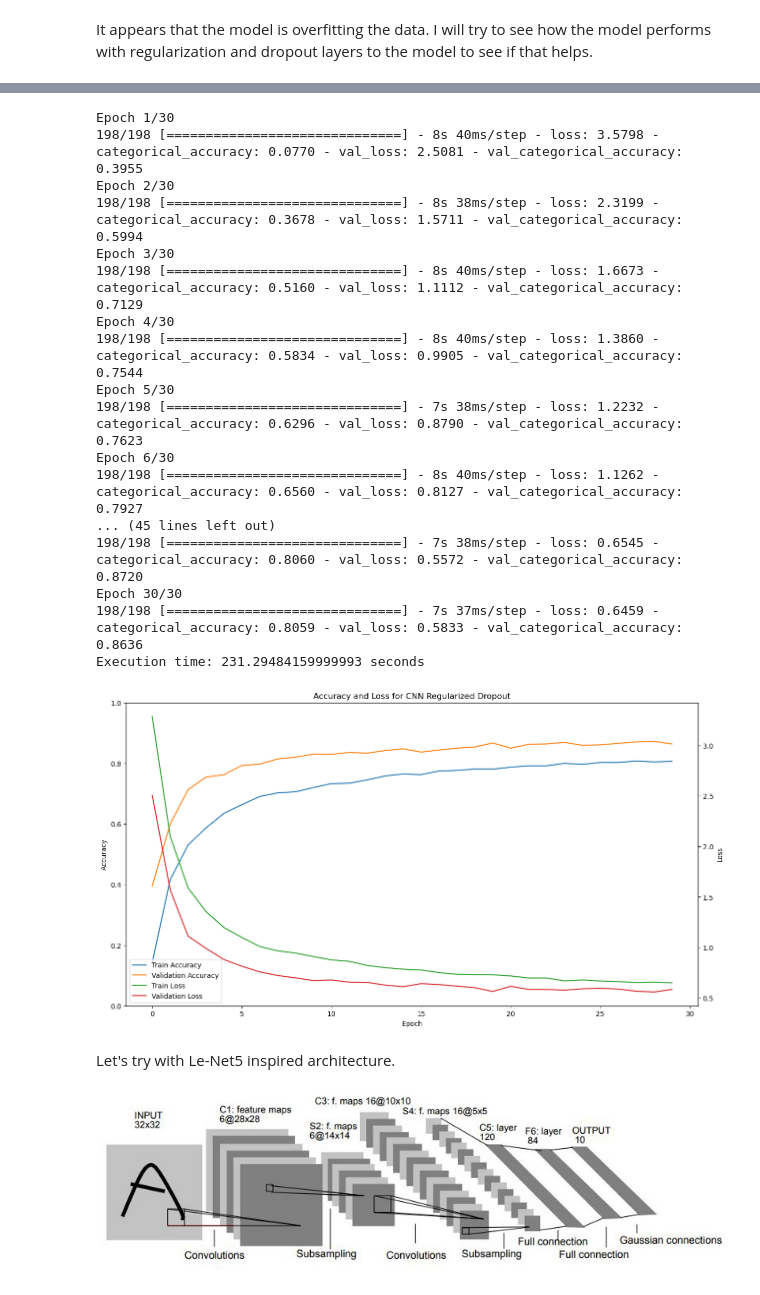
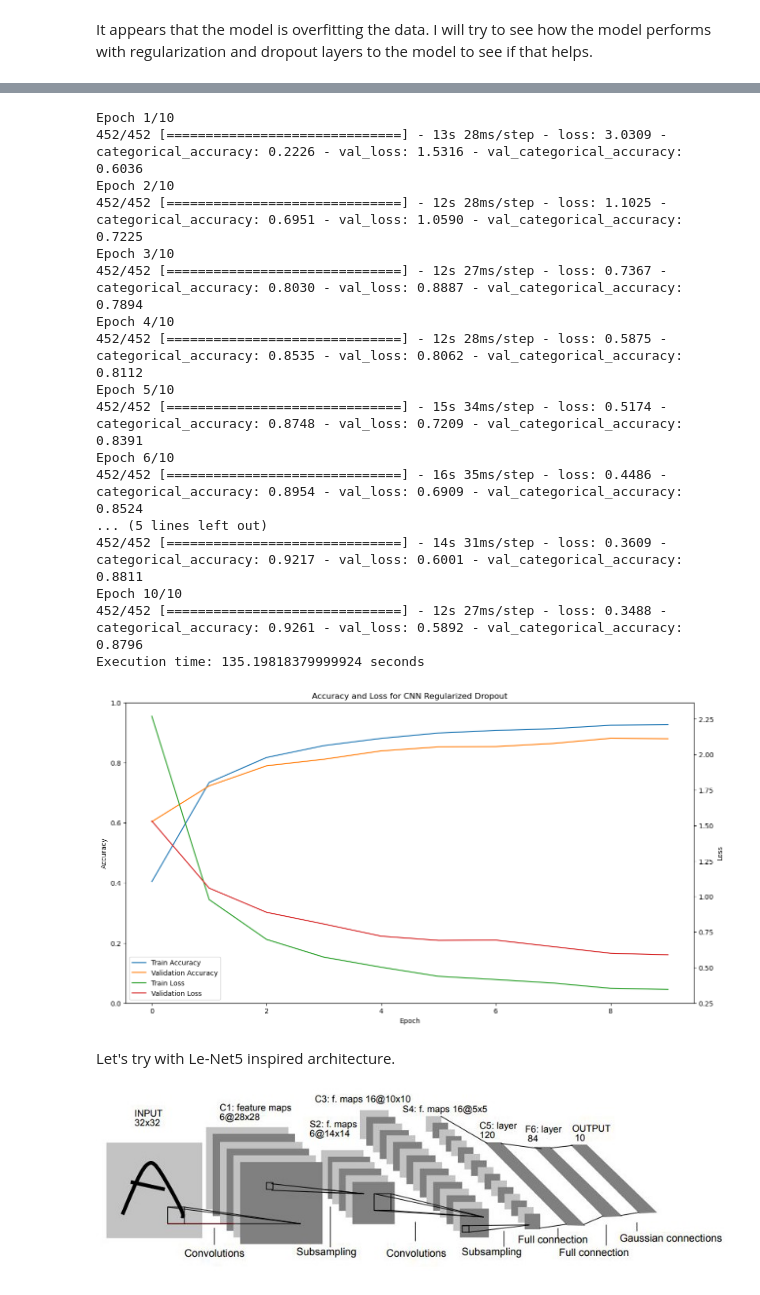
Before and after one commit to sjmfirestone/comp-4449-midterm-rtfs, a Jupyter notebook: main.ipynb, the cells around one changed output, grey strips where cells are left out. Saved outputs shown, nothing was run; the diff lists cells and outputs as text; code cells hidden in the pictures.

```diff
--- a/main.ipynb
+++ b/main.ipynb
@@ -462,3 +322,39 @@ Shape of testing images after preprocessing:  (4410, 32, 32, 1)
+# %%
+train_images_P = normalize_images(train_images)
+valid_images_P = normalize_images(valid_images)
+test_images_P = normalize_images(test_images)
+# %%
+def oversample_images(images, labels, signnames, min_count=300):
+    """
+    Oversamples images to a minimum count.
+
+    Args:
+        images (numpy.ndarray): An array of images.
+        labels (numpy.ndarray): An array of labels.
+        min_count (int): The minimum number of images per label.
+
+    Returns:
+        numpy.ndarray, numpy.ndarray: The oversampled images and labels.
+    """
+    unique_labels, label_counts = np.unique(labels, return_counts=True)
+    max_count = np.max(label_counts)
+
+    for label in unique_labels:
+        label_indices = np.where(labels == label)[0]
+        label_images = images[label_indices]
+        label_count = len(label_images)
+
+        if label_count < min_count:
+            num_copies = int(np.ceil((max_count - label_count) / label_count))
+            label_images = np.repeat(label_images, num_copies, axis=0)
+            label_images = label_images[:max_count - label_count]
+            label_labels = np.repeat(label, len(label_images))
+            images = np.concatenate((images, label_images), axis=0)
+            labels = np.concatenate((labels, label_labels), axis=0)
+
+    return shuffle_data(images, labels)
+# %%
+train_images_P, train_labels = oversample_images(train_images_P, train_labels, signnames)
 # %%
 train_labels_P = tf.one_hot(train_labels, 43)
 valid_labels_P = tf.one_hot(valid_labels, 43)
@@ -618,7 +495,7 @@ It appears that the model is overfitting the data.  I will try to see how the mo
 # Define the model architecture
 cnn_regularized_dropout = keras.Sequential([
     # strides and padding are the default values but adding them for better understanding
-    layers.Conv2D(filters=32, kernel_size=(3, 3), strides=(1,1), padding='valid', activation='relu', input_shape=(32, 32, 1)), # convulation layer + relu activation
+    layers.Conv2D(filters=32, kernel_size=(3, 3), strides=(1,1), padding='valid', activation='relu', input_shape=train_images_Pt.shape[1:]), # convulation layer + relu activation
     layers.MaxPooling2D((2, 2)), # max pooling layer
     layers.Conv2D(filters=32, kernel_size=(3, 3), activation='relu'), # convulation layer + relu activation
     layers.MaxPooling2D((2, 2)),# max pooling layer
@@ -660,32 +537,32 @@ _________________________________________________________________
 # %%
 # fit / train the model
 start_time = timeit.default_timer()
 
-cnn_regularized_dropout_history = cnn_regularized_dropout.fit(x=train_images_Pt, y=train_labels_P, validation_data=(valid_images_Pt, valid_labels_P), epochs=30, batch_size=64)
+cnn_regularized_dropout_history = cnn_regularized_dropout.fit(x=train_images_Pt, y=train_labels_P, validation_data=(valid_images_Pt, valid_labels_P), epochs=10, batch_size=64)
 
 end_time = timeit.default_timer()
 print(f"Execution time: {end_time - start_time} seconds")
 
 plot_accuracy_loss(cnn_regularized_dropout_history, "CNN Regularized Dropout")
 # %% [output]
-Epoch 1/30
-198/198 [==============================] - 8s 40ms/step - loss: 3.5798 - categorical_accuracy: 0.0770 - val_loss: 2.5081 - val_categorical_accuracy: 0.3955
-Epoch 2/30
-198/198 [==============================] - 8s 38ms/step - loss: 2.3199 - categorical_accuracy: 0.3678 - val_loss: 1.5711 - val_categorical_accuracy: 0.5994
-Epoch 3/30
-198/198 [==============================] - 8s 40ms/step - loss: 1.6673 - categorical_accuracy: 0.5160 - val_loss: 1.1112 - val_categorical_accuracy: 0.7129
-Epoch 4/30
-198/198 [==============================] - 8s 40ms/step - loss: 1.3860 - categorical_accuracy: 0.5834 - val_loss: 0.9905 - val_categorical_accuracy: 0.7544
-Epoch 5/30
-198/198 [==============================] - 7s 38ms/step - loss: 1.2232 - categorical_accuracy: 0.6296 - val_loss: 0.8790 - val_categorical_accuracy: 0.7623
-Epoch 6/30
-198/198 [==============================] - 8s 40ms/step - loss: 1.1262 - categorical_accuracy: 0.6560 - val_loss: 0.8127 - val_categorical_accuracy: 0.7927
-... (45 lines left out)
-198/198 [==============================] - 7s 38ms/step - loss: 0.6545 - categorical_accuracy: 0.8060 - val_loss: 0.5572 - val_categorical_accuracy: 0.8720
-Epoch 30/30
-198/198 [==============================] - 7s 37ms/step - loss: 0.6459 - categorical_accuracy: 0.8059 - val_loss: 0.5833 - val_categorical_accuracy: 0.8636
-Execution time: 231.29484159999993 seconds
+Epoch 1/10
+452/452 [==============================] - 13s 28ms/step - loss: 3.0309 - categorical_accuracy: 0.2226 - val_loss: 1.5316 - val_categorical_accuracy: 0.6036
+Epoch 2/10
+452/452 [==============================] - 12s 28ms/step - loss: 1.1025 - categorical_accuracy: 0.6951 - val_loss: 1.0590 - val_categorical_accuracy: 0.7225
+Epoch 3/10
+452/452 [==============================] - 12s 27ms/step - loss: 0.7367 - categorical_accuracy: 0.8030 - val_loss: 0.8887 - val_categorical_accuracy: 0.7894
+Epoch 4/10
+452/452 [==============================] - 12s 28ms/step - loss: 0.5875 - categorical_accuracy: 0.8535 - val_loss: 0.8062 - val_categorical_accuracy: 0.8112
+Epoch 5/10
+452/452 [==============================] - 15s 34ms/step - loss: 0.5174 - categorical_accuracy: 0.8748 - val_loss: 0.7209 - val_categorical_accuracy: 0.8391
+Epoch 6/10
+452/452 [==============================] - 16s 35ms/step - loss: 0.4486 - categorical_accuracy: 0.8954 - val_loss: 0.6909 - val_categorical_accuracy: 0.8524
+... (5 lines left out)
+452/452 [==============================] - 14s 31ms/step - loss: 0.3609 - categorical_accuracy: 0.9217 - val_loss: 0.6001 - val_categorical_accuracy: 0.8811
+Epoch 10/10
+452/452 [==============================] - 12s 27ms/step - loss: 0.3488 - categorical_accuracy: 0.9261 - val_loss: 0.5892 - val_categorical_accuracy: 0.8796
+Execution time: 135.19818379999924 seconds
-[figure, old version]
+[figure, new version]
 # %% [markdown]
 Let's try with Le-Net5 inspired architecture.
 
```
Also changed, not shown: parts of 51 cells of this notebook, 1 other file.
